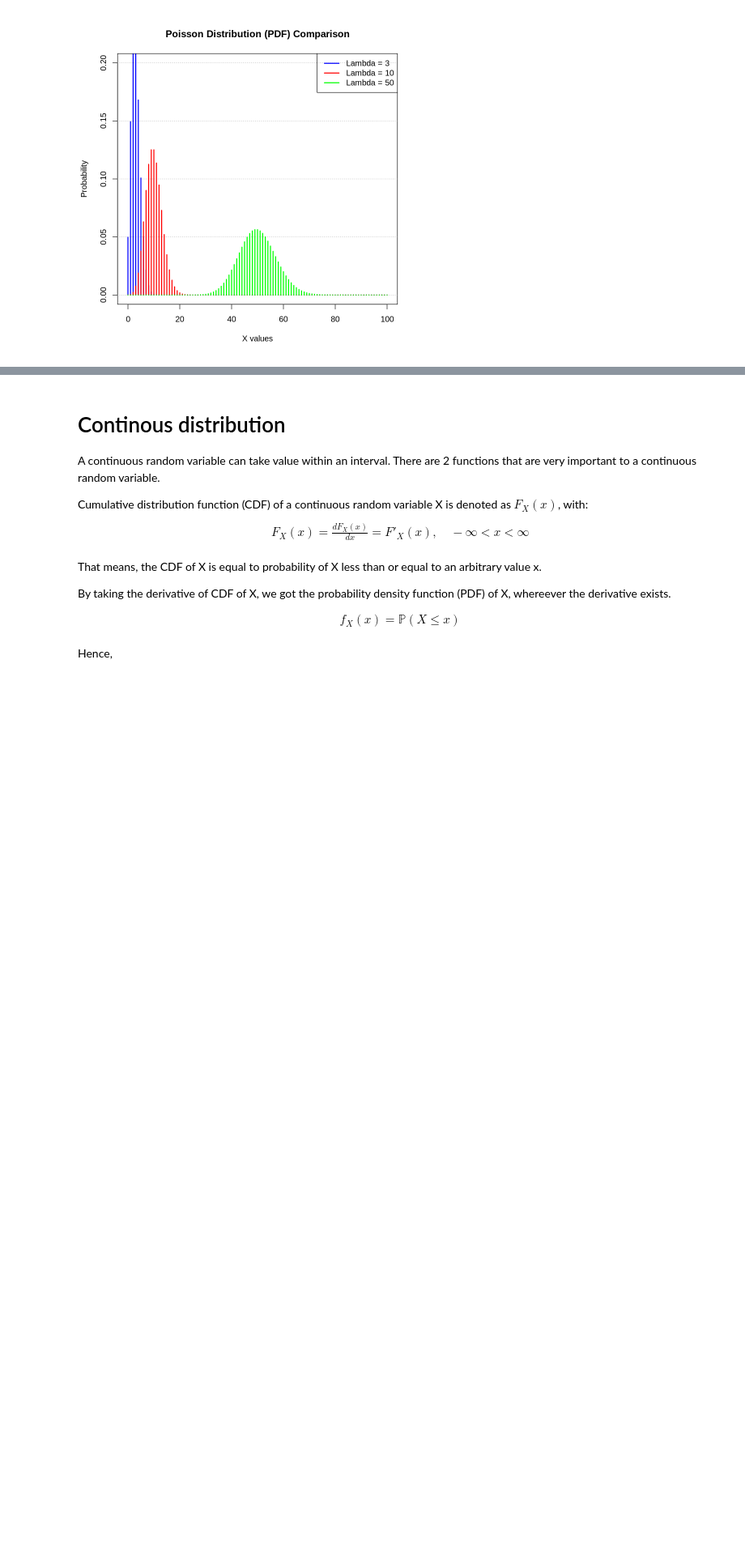
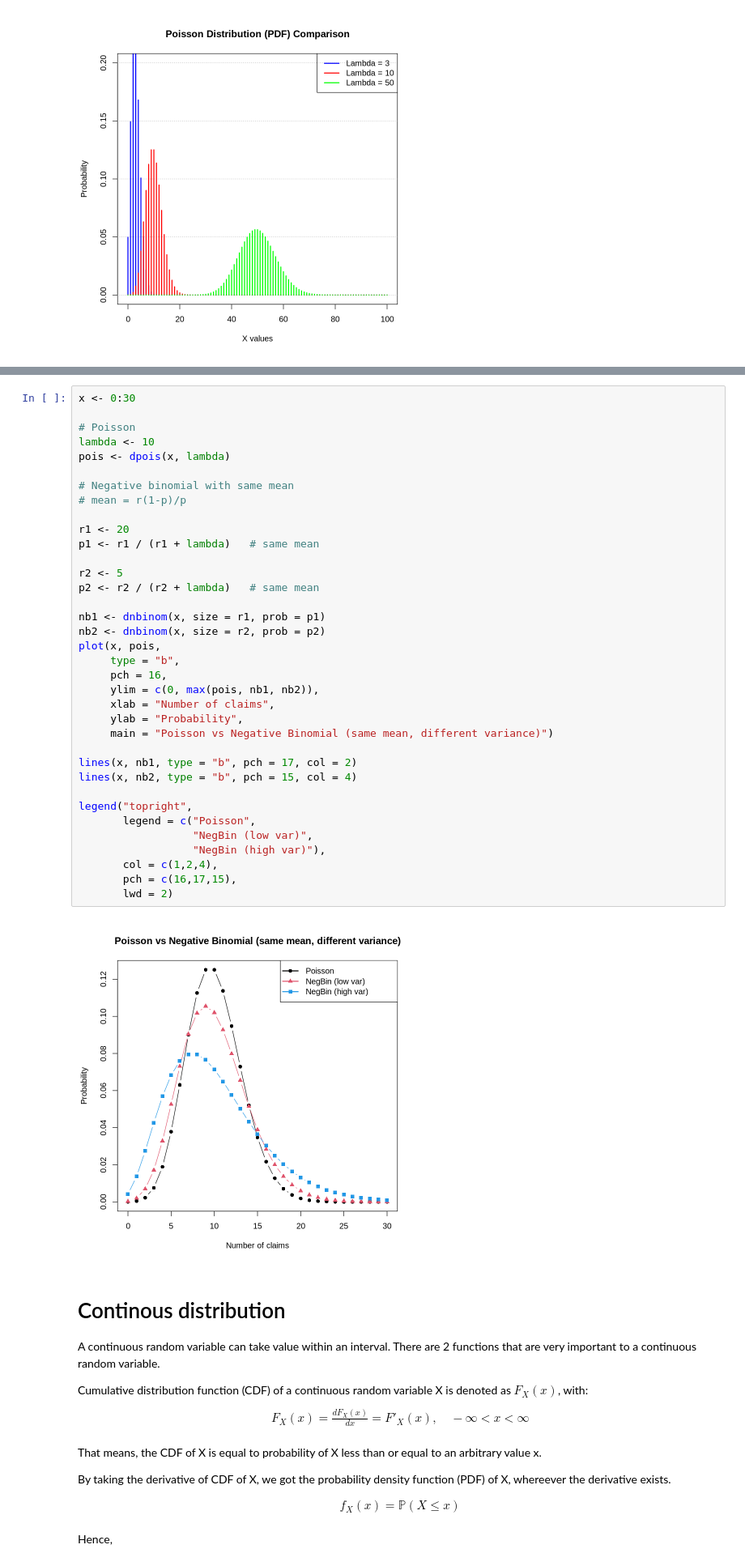
Before and after one commit to thaopham29/Tales-of-probability-and-risks, a Jupyter notebook: univariate_distribution.ipynb, the cells around one changed output, grey strips where cells are left out. Shown at 81% size. Drawn from its saved outputs; the diff is of its cells as text; blank space fills up the shorter version.

```diff
--- a/univariate_distribution.ipynb
+++ b/univariate_distribution.ipynb
@@ -379,3 +381,41 @@ Var(X) & = Var(Y) \frac{rq}{p^2}\\
+# %%
+x <- 0:30
+
+# Poisson
+lambda <- 10
+pois <- dpois(x, lambda)
+
+# Negative binomial with same mean
+# mean = r(1-p)/p
+
+r1 <- 20
+p1 <- r1 / (r1 + lambda)   # same mean
+
+r2 <- 5
+p2 <- r2 / (r2 + lambda)   # same mean
+
+nb1 <- dnbinom(x, size = r1, prob = p1)
+nb2 <- dnbinom(x, size = r2, prob = p2)
+plot(x, pois,
+     type = "b",
+     pch = 16,
+     ylim = c(0, max(pois, nb1, nb2)),
+     xlab = "Number of claims",
+     ylab = "Probability",
+     main = "Poisson vs Negative Binomial (same mean, different variance)")
+
+lines(x, nb1, type = "b", pch = 17, col = 2)
+lines(x, nb2, type = "b", pch = 15, col = 4)
+
+legend("topright",
+       legend = c("Poisson",
+                  "NegBin (low var)",
+                  "NegBin (high var)"),
+       col = c(1,2,4),
+       pch = c(16,17,15),
+       lwd = 2)
+# %% [output]
+[figure, added]
 # %% [markdown]
 # Continous distribution
 A continuous random variable can take value within an interval. There are 2 functions that are very important to a continuous random variable.
```
Also changed, not shown: parts of 1 cell of this notebook.
